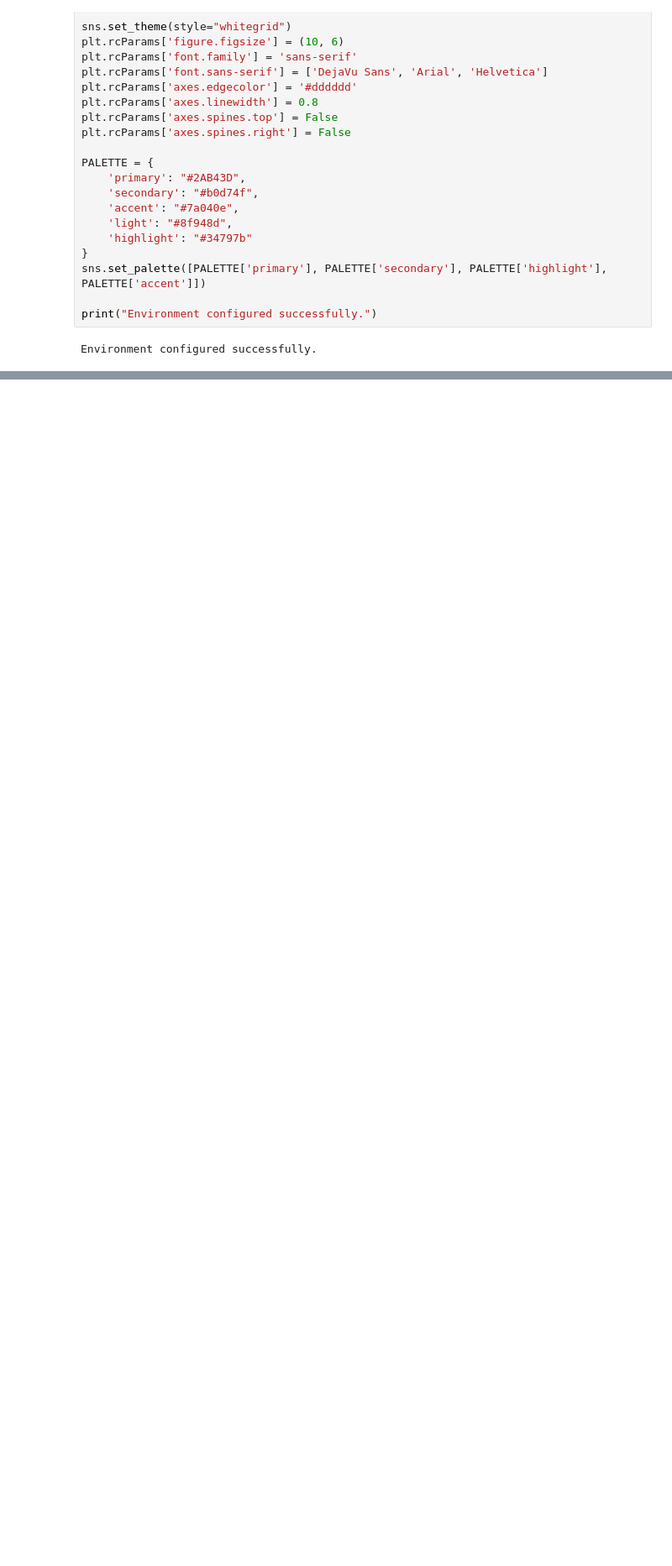
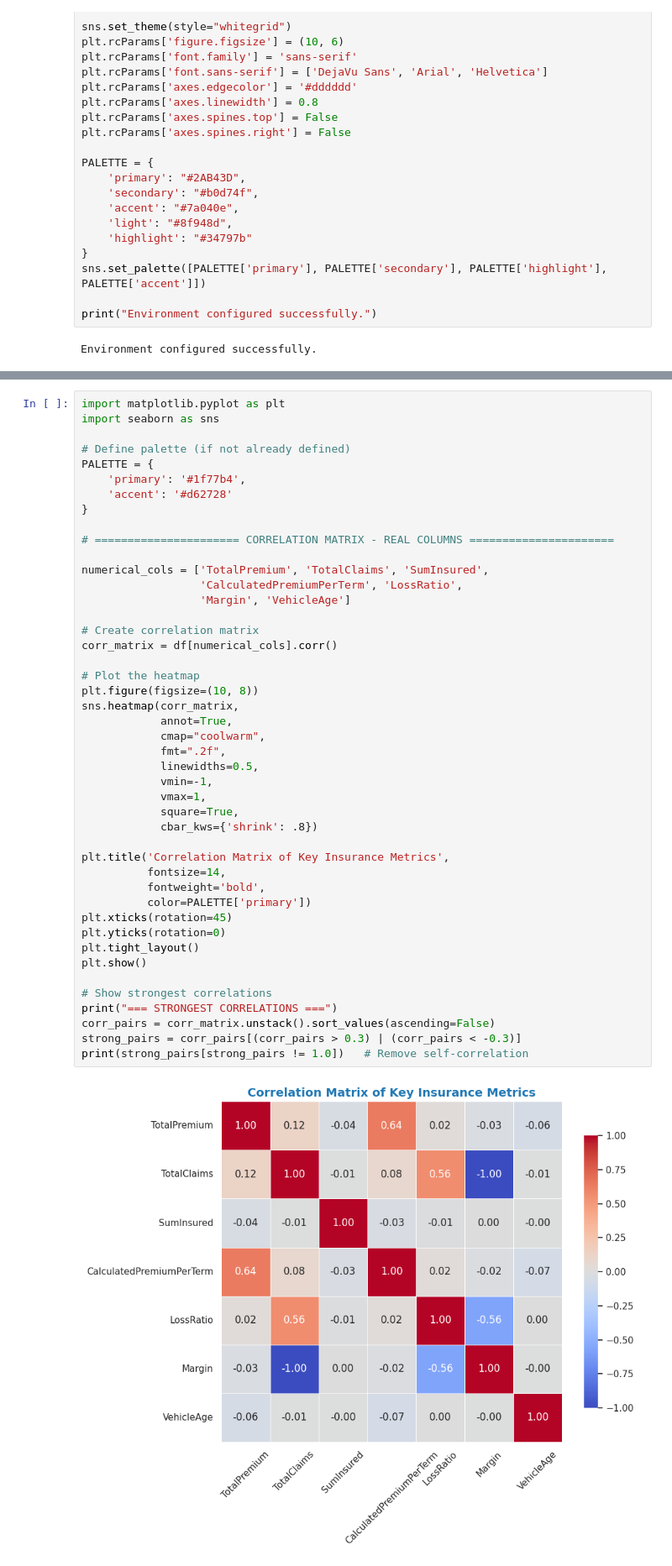
Before and after one commit to senayemekdes/Insurance-Risk-Analytics-Predictive-Modeling, a Jupyter notebook: notebooks/01_eda.ipynb, the cells around one changed output, grey strips where cells are left out. Shown at 84% size. Cells and saved outputs as stored; diff of their text form; blank space fills up the shorter version.

```diff
--- a/notebooks/01_eda.ipynb
+++ b/notebooks/01_eda.ipynb
@@ -60,0 +431,47 @@ UnderwrittenCoverID|PolicyID|TransactionMonth|IsVATRegistered|Citizenship|LegalT
+# %%
+import matplotlib.pyplot as plt
+import seaborn as sns
+
+# Define palette (if not already defined)
+PALETTE = {
+    'primary': '#1f77b4',
+    'accent': '#d62728'
+}
+
+# ====================== CORRELATION MATRIX - REAL COLUMNS ======================
+
+numerical_cols = ['TotalPremium', 'TotalClaims', 'SumInsured',
+                  'CalculatedPremiumPerTerm', 'LossRatio',
+                  'Margin', 'VehicleAge']
+
+# Create correlation matrix
+corr_matrix = df[numerical_cols].corr()
+
+# Plot the heatmap
+plt.figure(figsize=(10, 8))
+sns.heatmap(corr_matrix,
+            annot=True,
+            cmap="coolwarm",
+            fmt=".2f",
+            linewidths=0.5,
+            vmin=-1,
+            vmax=1,
+            square=True,
+            cbar_kws={'shrink': .8})
+
+plt.title('Correlation Matrix of Key Insurance Metrics',
+          fontsize=14,
+          fontweight='bold',
+          color=PALETTE['primary'])
+plt.xticks(rotation=45)
+plt.yticks(rotation=0)
+plt.tight_layout()
+plt.show()
+
+# Show strongest correlations
+print("=== STRONGEST CORRELATIONS ===")
+corr_pairs = corr_matrix.unstack().sort_values(ascending=False)
+strong_pairs = corr_pairs[(corr_pairs > 0.3) | (corr_pairs < -0.3)]
+print(strong_pairs[strong_pairs != 1.0])   # Remove self-correlation
+# %% [output]
+[figure, added]
```
Also changed, not shown: parts of 24 cells of this notebook.
